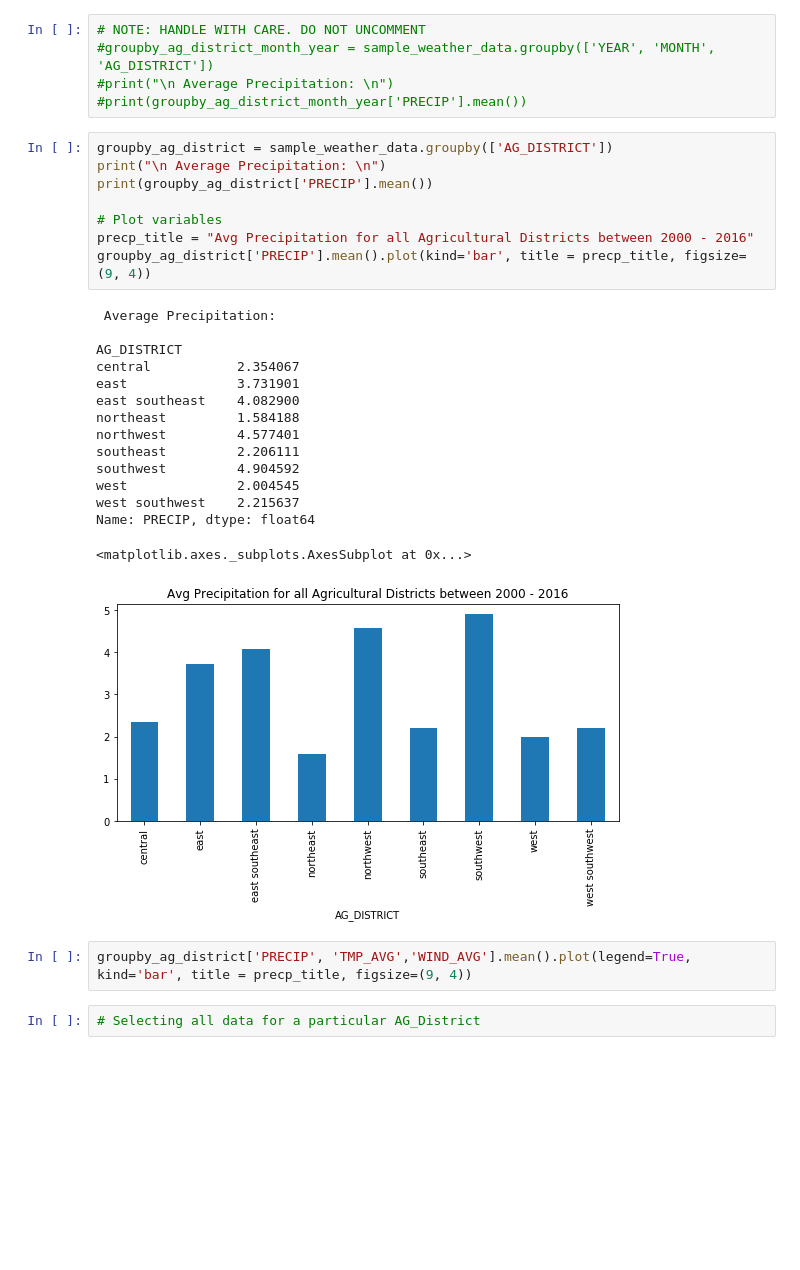
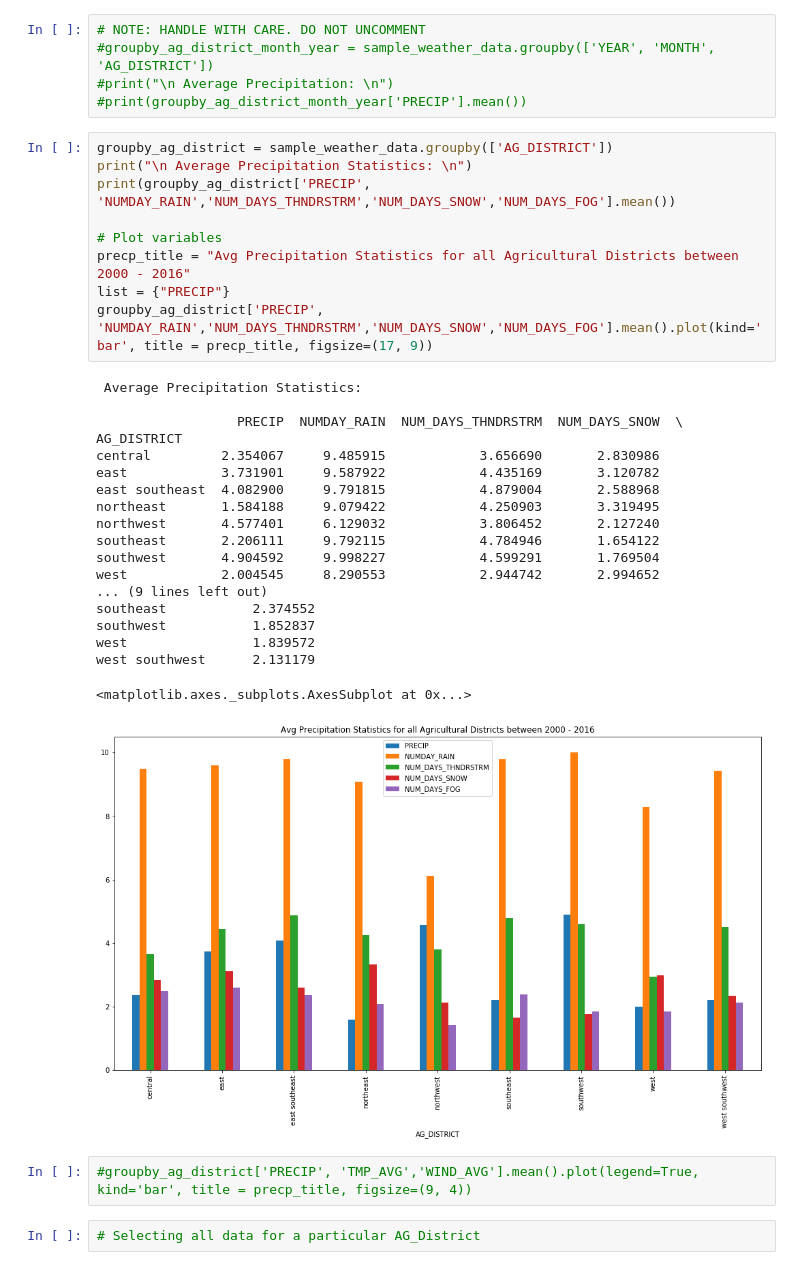
Before and after one commit to udianand/GooglePracticum, a Jupyter notebook: IL_Maize_PreProcessing_PCA.ipynb, the cells around one changed output. Cells and saved outputs as stored; diff of their text form; blank space fills up the shorter version.

Commit message:
Made precipitation graphs.

```diff
--- a/IL_Maize_PreProcessing_PCA.ipynb
+++ b/IL_Maize_PreProcessing_PCA.ipynb
@@ -147,29 +147,34 @@ sample_weather_data.head()
 #print(groupby_ag_district_month_year['PRECIP'].mean())
 # %%
 groupby_ag_district = sample_weather_data.groupby(['AG_DISTRICT'])
-print("\n Average Precipitation: \n")
-print(groupby_ag_district['PRECIP'].mean())
+print("\n Average Precipitation Statistics: \n")
+print(groupby_ag_district['PRECIP', 'NUMDAY_RAIN','NUM_DAYS_THNDRSTRM','NUM_DAYS_SNOW','NUM_DAYS_FOG'].mean())
 
 # Plot variables
-precp_title = "Avg Precipitation for all Agricultural Districts between 2000 - 2016"
-groupby_ag_district['PRECIP'].mean().plot(kind='bar', title = precp_title, figsize=(9, 4))
+precp_title = "Avg Precipitation Statistics for all Agricultural Districts between 2000 - 2016"
+list = {"PRECIP"}
+groupby_ag_district['PRECIP', 'NUMDAY_RAIN','NUM_DAYS_THNDRSTRM','NUM_DAYS_SNOW','NUM_DAYS_FOG'].mean().plot(kind='bar', title = precp_title, figsize=(17, 9))
 # %% [output]
- Average Precipitation:
+ Average Precipitation Statistics:
 
+                  PRECIP  NUMDAY_RAIN  NUM_DAYS_THNDRSTRM  NUM_DAYS_SNOW  \
 AG_DISTRICT
-central           2.354067
-east              3.731901
-east southeast    4.082900
-northeast         1.584188
-northwest         4.577401
-southeast         2.206111
-southwest         4.904592
-west              2.004545
-west southwest    2.215637
-Name: PRECIP, dtype: float64
+central         2.354067     9.485915            3.656690       2.830986
+east            3.731901     9.587922            4.435169       3.120782
+east southeast  4.082900     9.791815            4.879004       2.588968
+northeast       1.584188     9.079422            4.250903       3.319495
+northwest       4.577401     6.129032            3.806452       2.127240
+southeast       2.206111     9.792115            4.784946       1.654122
+southwest       4.904592     9.998227            4.599291       1.769504
+west            2.004545     8.290553            2.944742       2.994652
+... (9 lines left out)
+southeast           2.374552
+southwest           1.852837
+west                1.839572
+west southwest      2.131179
 <matplotlib.axes._subplots.AxesSubplot at 0x...>
-[figure, old version]
+[figure, new version]
 # %%
-groupby_ag_district['PRECIP', 'TMP_AVG','WIND_AVG'].mean().plot(legend=True, kind='bar', title = precp_title, figsize=(9, 4))
+#groupby_ag_district['PRECIP', 'TMP_AVG','WIND_AVG'].mean().plot(legend=True, kind='bar', title = precp_title, figsize=(9, 4))
 # %%
 # Selecting all data for a particular AG_District
```
